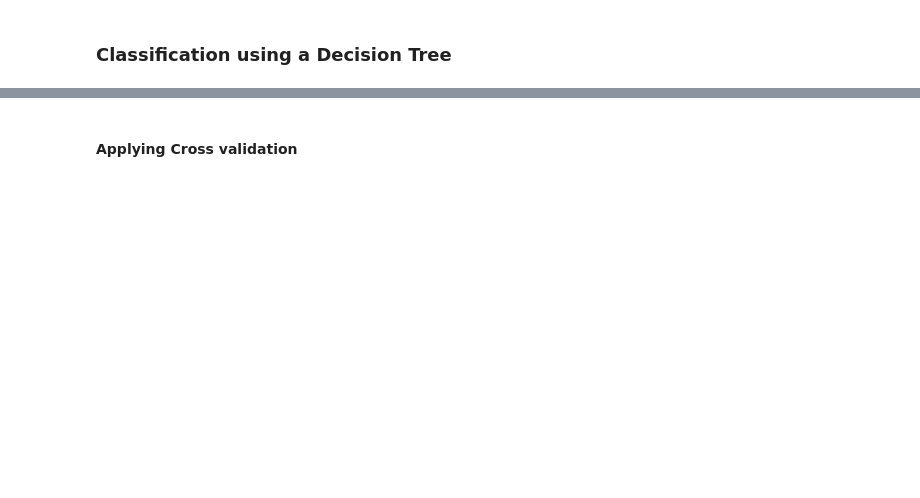
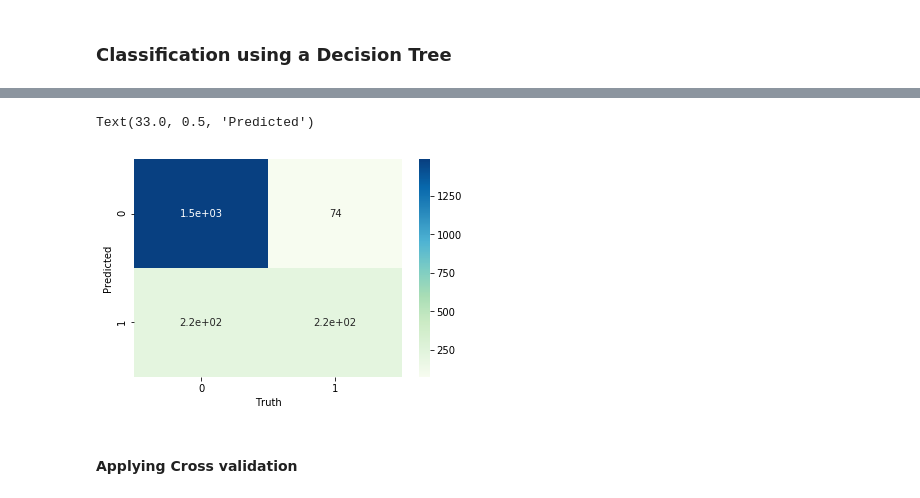
Before and after one commit to pratik-1999/Churn_Model, a Jupyter notebook: Churn Model.ipynb, the cells around one changed output, grey strips where cells are left out. Saved outputs shown, nothing was run; the diff lists cells and outputs as text; code cells hidden in the pictures; blank space fills up the shorter version.

```diff
--- a/Churn Model.ipynb
+++ b/Churn Model.ipynb
@@ -234,3 +247,10 @@ array([[1522,   65],
+# %%
+sea.heatmap(cm2, annot= True, cmap='GnBu')
+plt.xlabel('Truth')
+plt.ylabel('Predicted')
+# %% [output]
+Text(33.0, 0.5, 'Predicted')
+[figure, added]
 # %% [markdown]
 #### Applying Cross validation
 # %%
```
Also changed, not shown: parts of 25 cells of this notebook, 1 other file.
